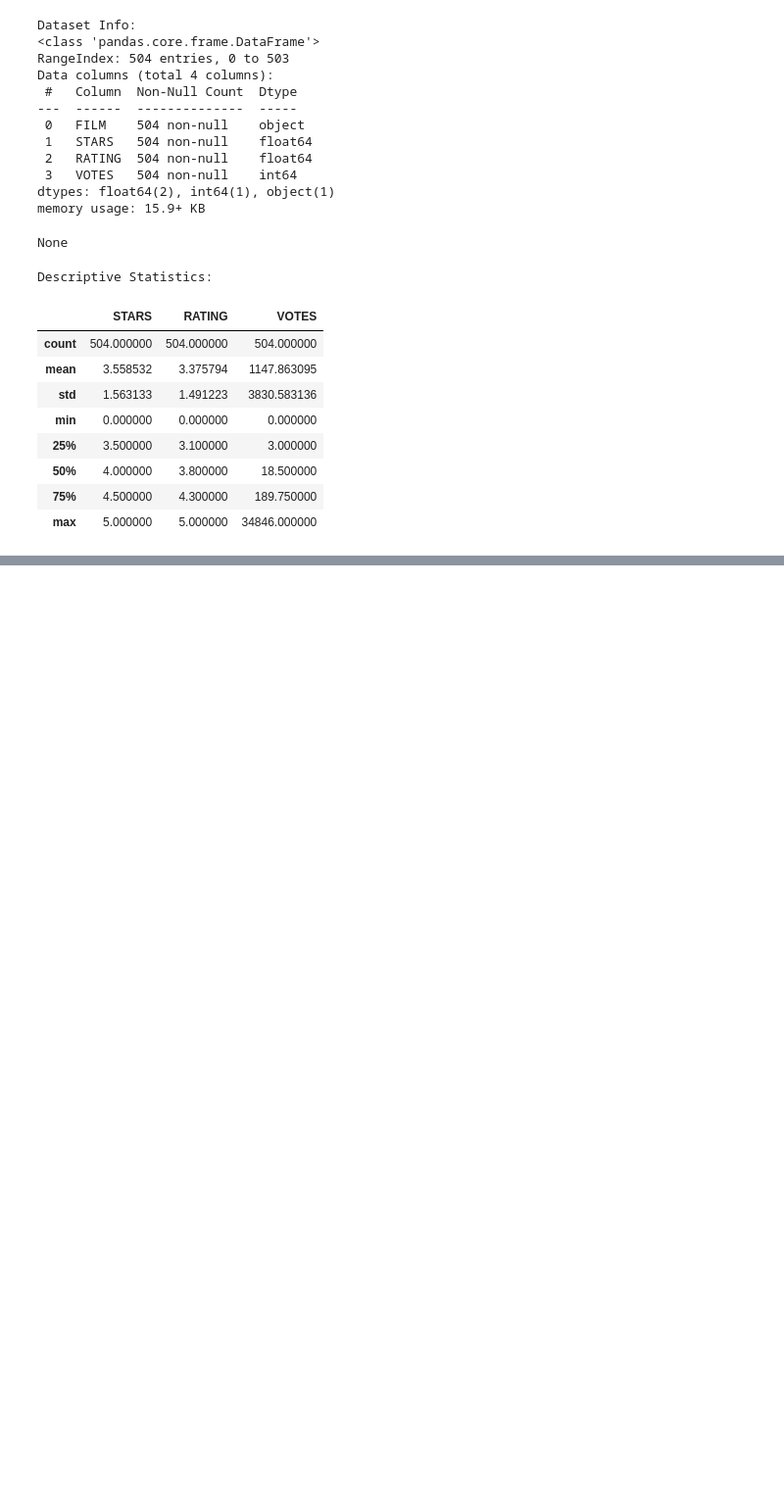
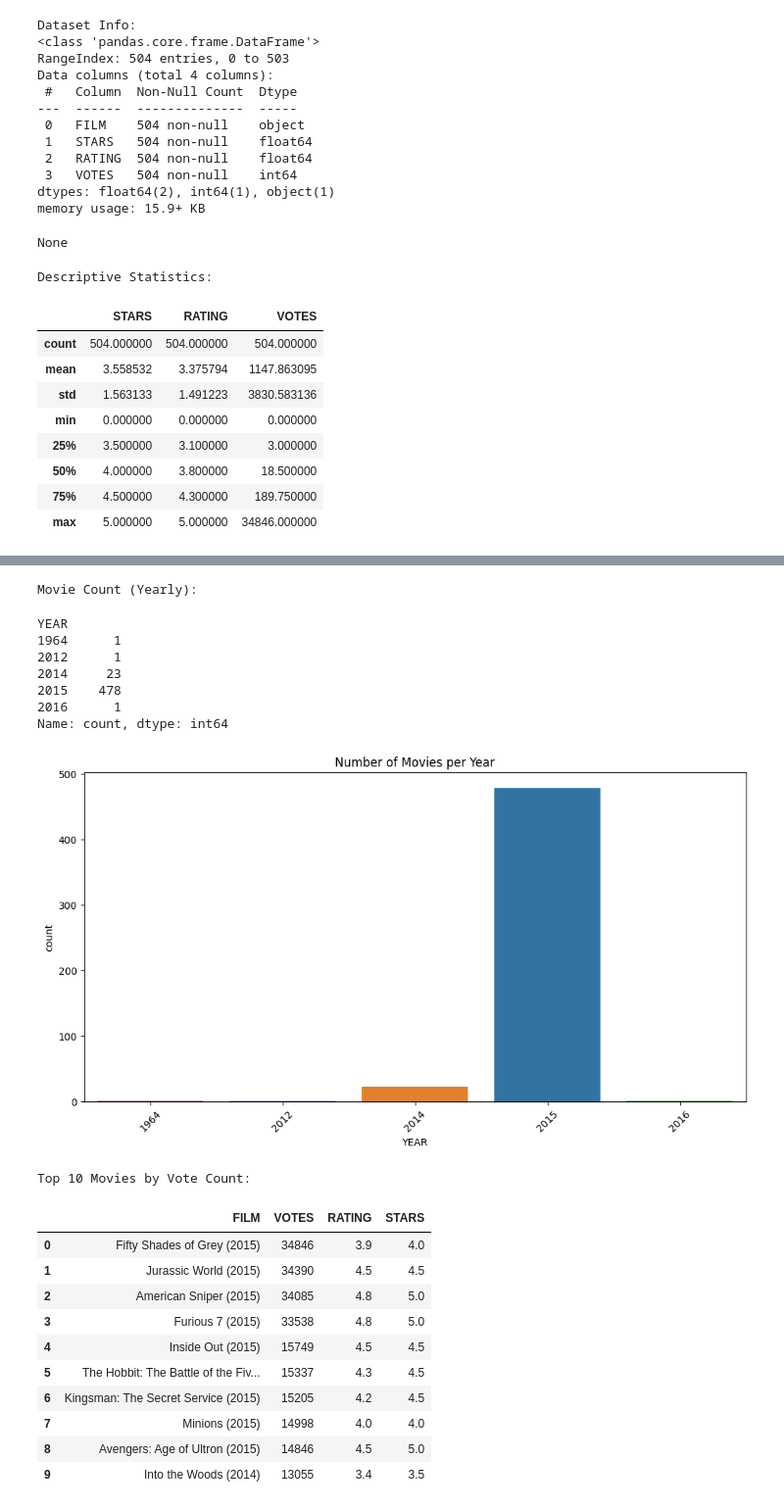
Before and after one commit to dr-ridwanoladipo/movie_metrics_dashboard, a Jupyter notebook: movie_ratings.ipynb, the cells around one changed output, grey strips where cells are left out. Shown at 98% size. Cells and saved outputs as stored; diff of their text form; code cells hidden in the pictures; blank space fills up the shorter version.

```diff
--- a/movie_ratings.ipynb
+++ b/movie_ratings.ipynb
@@ -91,0 +130,41 @@ df=fandango.copy()
+# %%
+# Extract year from movie titles
+fandango['YEAR'] = fandango['FILM'].apply(lambda title: title.split('(')[-1].replace(')', ''))
+
+# Analyze movies per year
+year_counts = fandango['YEAR'].value_counts().sort_index()
+print(f'\nMovie Count (Yearly):')
+display(year_counts)
+
+# Visualize distribution of movies per year
+plt.figure(figsize=(12, 6))
+sns.countplot(data=fandango, x='YEAR', order=year_counts.index,hue='YEAR')
+plt.title('Number of Movies per Year')
+plt.xticks(rotation=45)
+plt.show()
+
+# Display top movies by vote count
+print("\nTop 10 Movies by Vote Count:")
+display(fandango.nlargest(10, 'VOTES')[['FILM', 'VOTES', 'RATING', 'STARS']])
+# %% [output]
+Movie Count (Yearly):
+YEAR
+1964      1
+2012      1
+2014     23
+2015    478
+2016      1
+Name: count, dtype: int64
+[figure, added]
+Top 10 Movies by Vote Count:
+|  | FILM | VOTES | RATING | STARS |
+| 0 | Fifty Shades of Grey (2015) | 34846 | 3.9 | 4.0 |
+| 1 | Jurassic World (2015) | 34390 | 4.5 | 4.5 |
+| 2 | American Sniper (2015) | 34085 | 4.8 | 5.0 |
+| 3 | Furious 7 (2015) | 33538 | 4.8 | 5.0 |
+| 4 | Inside Out (2015) | 15749 | 4.5 | 4.5 |
+| 5 | The Hobbit: The Battle of the Fiv... | 15337 | 4.3 | 4.5 |
+| 6 | Kingsman: The Secret Service (2015) | 15205 | 4.2 | 4.5 |
+| 7 | Minions (2015) | 14998 | 4.0 | 4.0 |
+| 8 | Avengers: Age of Ultron (2015) | 14846 | 4.5 | 5.0 |
+| 9 | Into the Woods (2014) | 13055 | 3.4 | 3.5 |
```
Also changed, not shown: parts of 4 cells of this notebook, 1 other file.
